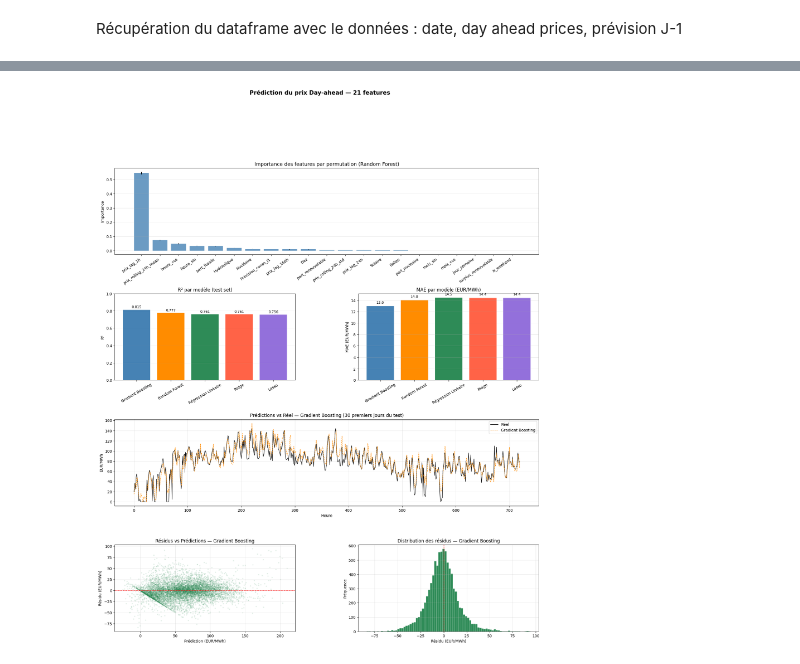
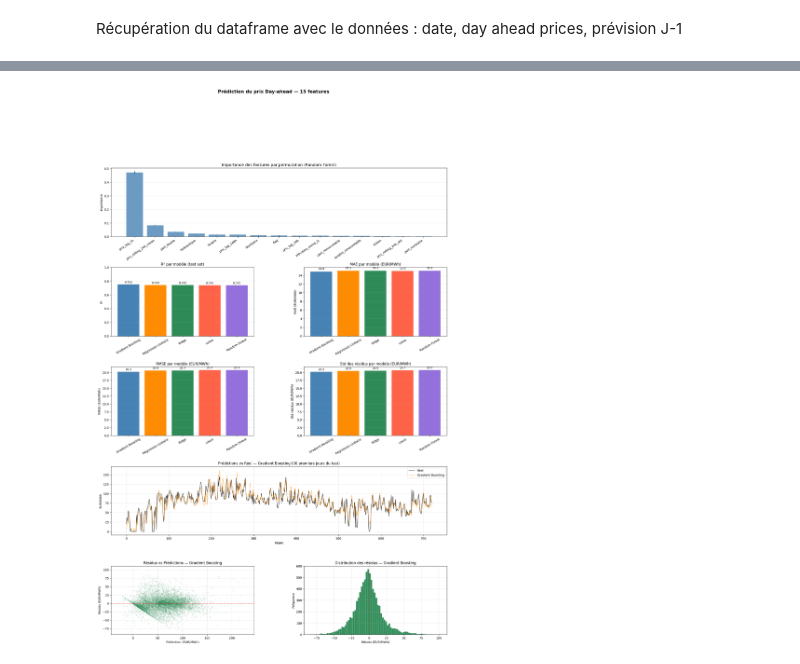
Before and after one commit to marine1209/PROJET-DATA-SCIENCE, a Jupyter notebook: Prediction_prix_prev conso_j_1.ipynb, the cells around one changed output, grey strips where cells are left out. Drawn from its saved outputs; the diff is of its cells as text; code cells hidden in the pictures.

```diff
--- a/Prediction_prix_prev conso_j_1.ipynb
+++ b/Prediction_prix_prev conso_j_1.ipynb
@@ -74,57 +74,30 @@ print(f"Données : {df.shape[0]} lignes | {df['Date'].min()} → {df['Date'].max
 # 2. FEATURE ENGINEERING
 # =============================================================================
 
-# Features temporelles
-df["heure"]        = pd.to_datetime(df["Heure_début"], format="%H:%M").dt.hour
-df["jour_semaine"] = df["Date"].dt.dayofweek          # 0=lundi, 6=dimanche
-df["mois"]         = df["Date"].dt.month
-df["is_weekend"]   = (df["jour_semaine"] >= 5).astype(int)
-
-# Features mix énergétique dérivées
-df["part_nucleaire"]     = df["Nucléaire"]   / (df[cols_prod].sum(axis=1) + 1)
-df["part_renouvelable"]  = (df["Eolien"] + df["Solaire"] + df["Hydraulique"]) / (df[cols_prod].sum(axis=1) + 1)
-df["part_fossile"]       = df["Gaz"]         / (df[cols_prod].sum(axis=1) + 1)
-
-# Encodage cyclique de l'heure et du mois (pour capturer la périodicité)
-df["heure_sin"]  = np.sin(2 * np.pi * df["heure"] / 24)
-df["heure_cos"]  = np.cos(2 * np.pi * df["heure"] / 24)
-df["mois_sin"]   = np.sin(2 * np.pi * df["mois"]  / 12)
-df["mois_cos"]   = np.cos(2 * np.pi * df["mois"]  / 12)
+df["part_nucleaire"]    = df["Nucléaire"] / (df[cols_prod].sum(axis=1) + 1)
+df["part_renouvelable"] = (df["Eolien"] + df["Solaire"] + df["Hydraulique"]) / (df[cols_prod].sum(axis=1) + 1)
+df["part_fossile"]      = df["Gaz"] / (df[cols_prod].sum(axis=1) + 1)
 
 FEATURE_COLS = [
-    # Conso
     "Prévision_conso_J1",
-    # Production absolue
     "Nucléaire", "Eolien", "Solaire", "Hydraulique", "Gaz",
-    # Parts relatives (merit order proxy)
     "part_nucleaire", "part_renouvelable", "part_fossile",
-    # Temporel cyclique
-    "heure_sin", "heure_cos", "mois_sin", "mois_cos",
-    # Temporel catégoriel
-    "jour_semaine", "is_weekend",
 ]
 
-# Juste après le feature engineering, avant le split
 df = df.sort_values("Date").reset_index(drop=True)
 
-# Lags temporels du prix
-df["prix_lag_1h"]  = df["Day_ahead_price"].shift(1)   # prix heure précédente
-df["prix_lag_24h"] = df["Day_ahead_price"].shift(24)  # même heure hier
-df["prix_lag_168h"]= df["Day_ahead_price"].shift(168) # même heure semaine dernière
+df["prix_lag_1h"]   = df["Day_ahead_price"].shift(1)
+df["prix_lag_24h"]  = df["Day_ahead_price"].shift(24)
+df["prix_lag_168h"] = df["Day_ahead_price"].shift(168)
 
-# Moyenne glissante des 24 dernières heures
 df["prix_rolling_24h_mean"] = df["Day_ahead_price"].shift(1).rolling(24).mean()
 df["prix_rolling_24h_std"]  = df["Day_ahead_price"].shift(1).rolling(24).std()
 
-# Supprimer les NaN générés par les lags
 df = df.dropna().reset_index(drop=True)
 
-# Ajouter aux features
 FEATURE_COLS += ["prix_lag_1h", "prix_lag_24h", "prix_lag_168h",
                  "prix_rolling_24h_mean", "prix_rolling_24h_std"]
 
-# Proxy du surplus de production bas-carbone vs consommation
-# Quand ce ratio est > 1, le prix tend à s'effondrer (voire négatif)
 df["surplus_renouvelable"] = (
     df["Nucléaire"] + df["Eolien"] + df["Solaire"] + df["Hydraulique"]
 ) / (df["Prévision_conso_J1"] + 1)
@@ -208,8 +181,8 @@ print(df_results.round(3).to_string())
 # 6. VISUALISATIONS
 # =============================================================================
 
-fig = plt.figure(figsize=(20, 22))
-gs  = gridspec.GridSpec(4, 2, figure=fig, hspace=0.45, wspace=0.35)
+fig = plt.figure(figsize=(20, 28))
+gs  = gridspec.GridSpec(5, 2, figure=fig, hspace=0.45, wspace=0.35)
 colors = ["steelblue", "darkorange", "seagreen", "tomato", "mediumpurple"]
 
 # 6a. Importance des features — Random Forest
@@ -251,23 +224,45 @@ for bar, val in zip(bars2, df_results["MAE"]):
              f"{val:.1f}", ha="center", va="bottom", fontsize=9)
 ax2.grid(axis="y", alpha=0.3)
 
-# 6d. Prédictions vs réel — meilleur modèle
+# 6d. RMSE comparée
+ax2b = fig.add_subplot(gs[2, 0])
+bars3 = ax2b.bar(df_results.index, df_results["RMSE"], color=colors[:len(df_results)])
+ax2b.set_title("RMSE par modèle (EUR/MWh)", fontsize=12)
+ax2b.set_ylabel("RMSE (EUR/MWh)")
+ax2b.tick_params(axis="x", rotation=30)
+for bar, val in zip(bars3, df_results["RMSE"]):
+    ax2b.text(bar.get_x() + bar.get_width()/2, bar.get_height() + 0.3,
+              f"{val:.1f}", ha="center", va="bottom", fontsize=9)
+ax2b.grid(axis="y", alpha=0.3)
+
+# 6e. Std des résidus comparée
+ax2c = fig.add_subplot(gs[2, 1])
+bars4 = ax2c.bar(df_results.index, df_results["Std résidus"], color=colors[:len(df_results)])
+ax2c.set_title("Std des résidus par modèle (EUR/MWh)", fontsize=12)
+ax2c.set_ylabel("Std résidus (EUR/MWh)")
+ax2c.tick_params(axis="x", rotation=30)
+for bar, val in zip(bars4, df_results["Std résidus"]):
+    ax2c.text(bar.get_x() + bar.get_width()/2, bar.get_height() + 0.3,
+              f"{val:.1f}", ha="center", va="bottom", fontsize=9)
+ax2c.grid(axis="y", alpha=0.3)
+
+# 6f. Prédictions vs réel — meilleur modèle
 best_model_name = df_results.index[0]
 best_pred       = preds[best_model_name]
 n_display       = 30 * 24
 
-ax3 = fig.add_subplot(gs[2, :])
-ax3.plot(range(n_display), y_test[:n_display],    label="Réel",          color="black",      linewidth=1)
-ax3.plot(range(n_display), best_pred[:n_display], label=best_model_name, color="darkorange",  linewidth=1, linestyle="--")
+ax3 = fig.add_subplot(gs[3, :])
+ax3.plot(range(n_display), y_test[:n_display],    label="Réel",          color="black",     linewidth=1)
+ax3.plot(range(n_display), best_pred[:n_display], label=best_model_name, color="darkorange", linewidth=1, linestyle="--")
 ax3.set_title(f"Prédictions vs Réel — {best_model_name} (30 premiers jours du test)", fontsize=12)
 ax3.set_xlabel("Heure")
 ax3.set_ylabel("EUR/MWh")
 ax3.legend()
 ax3.grid(True, alpha=0.3)
 
-# 6e. Résidus
+# 6g. Résidus scatter
 residuals = y_test - best_pred
-ax4 = fig.add_subplot(gs[3, 0])
+ax4 = fig.add_subplot(gs[4, 0])
 ax4.scatter(best_pred, residuals, alpha=0.1, s=5, color="seagreen")
 ax4.axhline(0, color="red", linewidth=0.8, linestyle="--")
 ax4.set_title(f"Résidus vs Prédictions — {best_model_name}", fontsize=12)
@@ -275,7 +270,8 @@ ax4.set_xlabel("Prédiction (EUR/MWh)")
 ax4.set_ylabel("Résidu (EUR/MWh)")
 ax4.grid(True, alpha=0.3)
 
-ax5 = fig.add_subplot(gs[3, 1])
+# 6h. Distribution des résidus
+ax5 = fig.add_subplot(gs[4, 1])
 ax5.hist(residuals, bins=80, color="seagreen", edgecolor="white", linewidth=0.3)
 ax5.axvline(0, color="red", linewidth=0.8, linestyle="--")
 ax5.set_title(f"Distribution des résidus — {best_model_name}", fontsize=12)
@@ -288,7 +284,7 @@ plt.suptitle(f"Prédiction du prix Day-ahead — {len(FEATURE_COLS)} features",
 plt.show()
 
 # =============================================================================
-# 7. COURBE DE RÉPONSE PARTIELLE — Gaz vs Prix (proxy merit order)
+# 7. COURBES DE RÉPONSE PARTIELLE
 # =============================================================================
 
 fig2, axes = plt.subplots(1, 3, figsize=(18, 5))
@@ -338 +334 @@ Lasso                14.427  20.100  0.756       20.099
-[figure, old version]
+[figure, new version]
```
Also changed, not shown: parts of 3 cells of this notebook, 5 other files.
